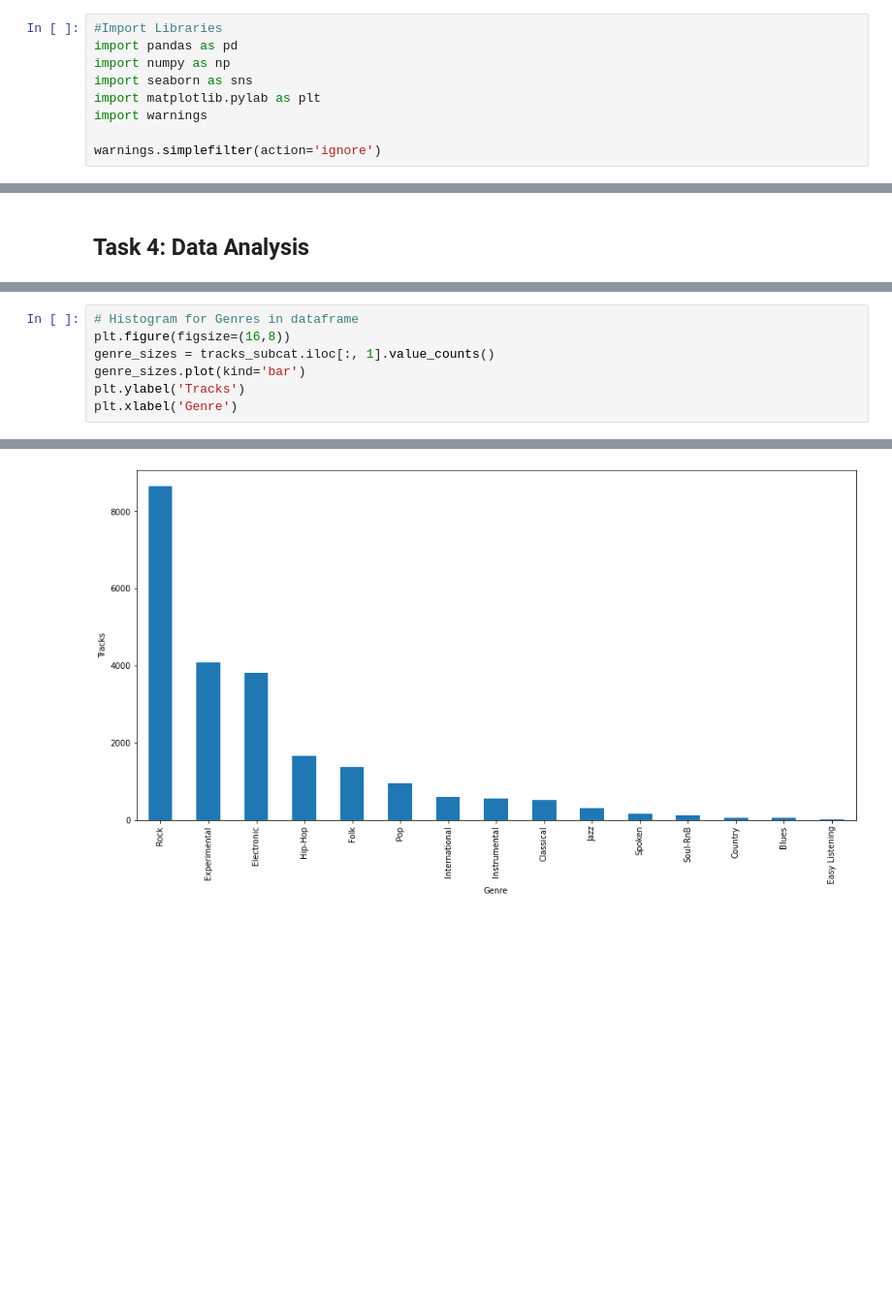
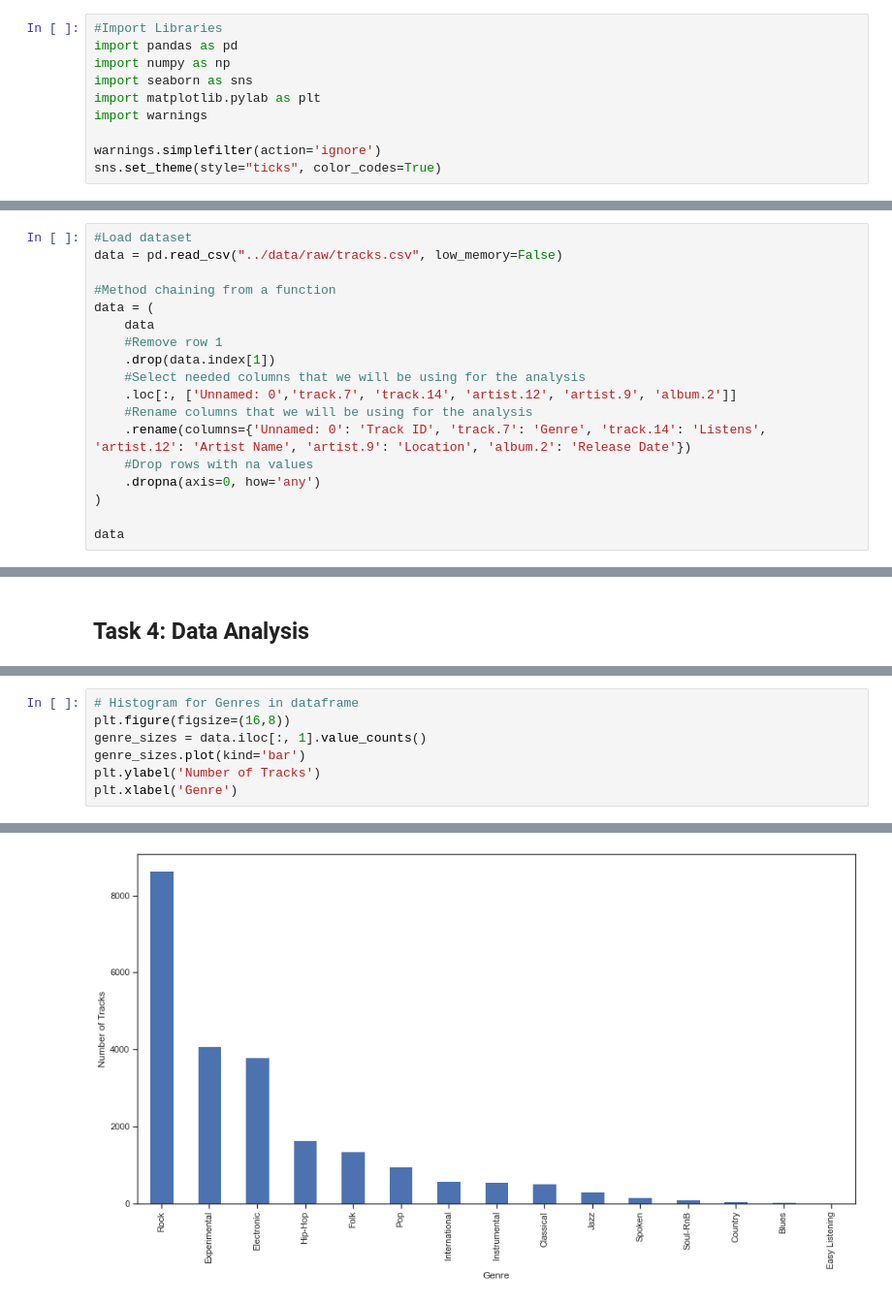
Before and after one commit to Rock-it-science/project-group17-project, a Jupyter notebook: notebooks/analysis3.ipynb, the cells around one changed output, grey strips where cells are left out. Shown: that part at 97% size. Saved outputs shown, nothing was run; the diff lists cells and outputs as text; blank space fills up the shorter version.

```diff
--- a/notebooks/analysis3.ipynb
+++ b/notebooks/analysis3.ipynb
@@ -14,6 +14,7 @@ import matplotlib.pylab as plt
 import warnings
 
 warnings.simplefilter(action='ignore')
+sns.set_theme(style="ticks", color_codes=True)
 # %% [markdown]
 ## Raw Data
 # %% [markdown]
@@ -168,0 +172,18 @@ data = unprocessed("../data/raw/tracks.csv")
+# %%
+#Load dataset
+data = pd.read_csv("../data/raw/tracks.csv", low_memory=False)
+
+#Method chaining from a function
+data = (
+    data
+    #Remove row 1
+    .drop(data.index[1])
+    #Select needed columns that we will be using for the analysis
+    .loc[:, ['Unnamed: 0','track.7', 'track.14', 'artist.12', 'artist.9', 'album.2']]
+    #Rename columns that we will be using for the analysis
+    .rename(columns={'Unnamed: 0': 'Track ID', 'track.7': 'Genre', 'track.14': 'Listens', 'artist.12': 'Artist Name', 'artist.9': 'Location', 'album.2': 'Release Date'})
+    #Drop rows with na values
+    .dropna(axis=0, how='any')
+)
+
+data
@@ -173,11 +210,11 @@ Now that we have Genre, Listens, Artist Name, Location, and Release Date, we can
 # %%
 # Histogram for Genres in dataframe
 plt.figure(figsize=(16,8))
-genre_sizes = tracks_subcat.iloc[:, 1].value_counts()
+genre_sizes = data.iloc[:, 1].value_counts()
 genre_sizes.plot(kind='bar')
-plt.ylabel('Tracks')
+plt.ylabel('Number of Tracks')
 plt.xlabel('Genre')
 # %% [output]
 Text(0.5, 0, 'Genre')
-[figure, old version]
+[figure, new version]
 # %% [markdown]
```
Also changed, not shown: parts of 15 cells of this notebook, 1 other file.
